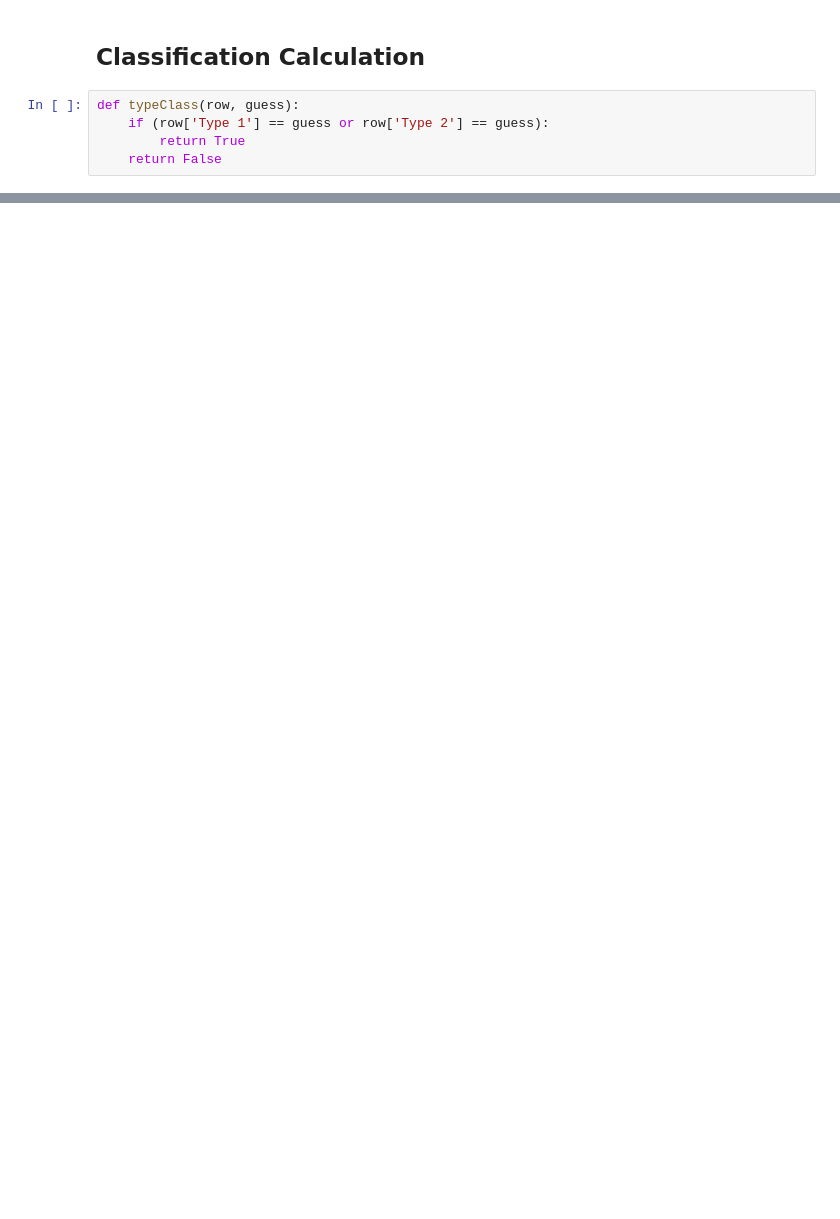
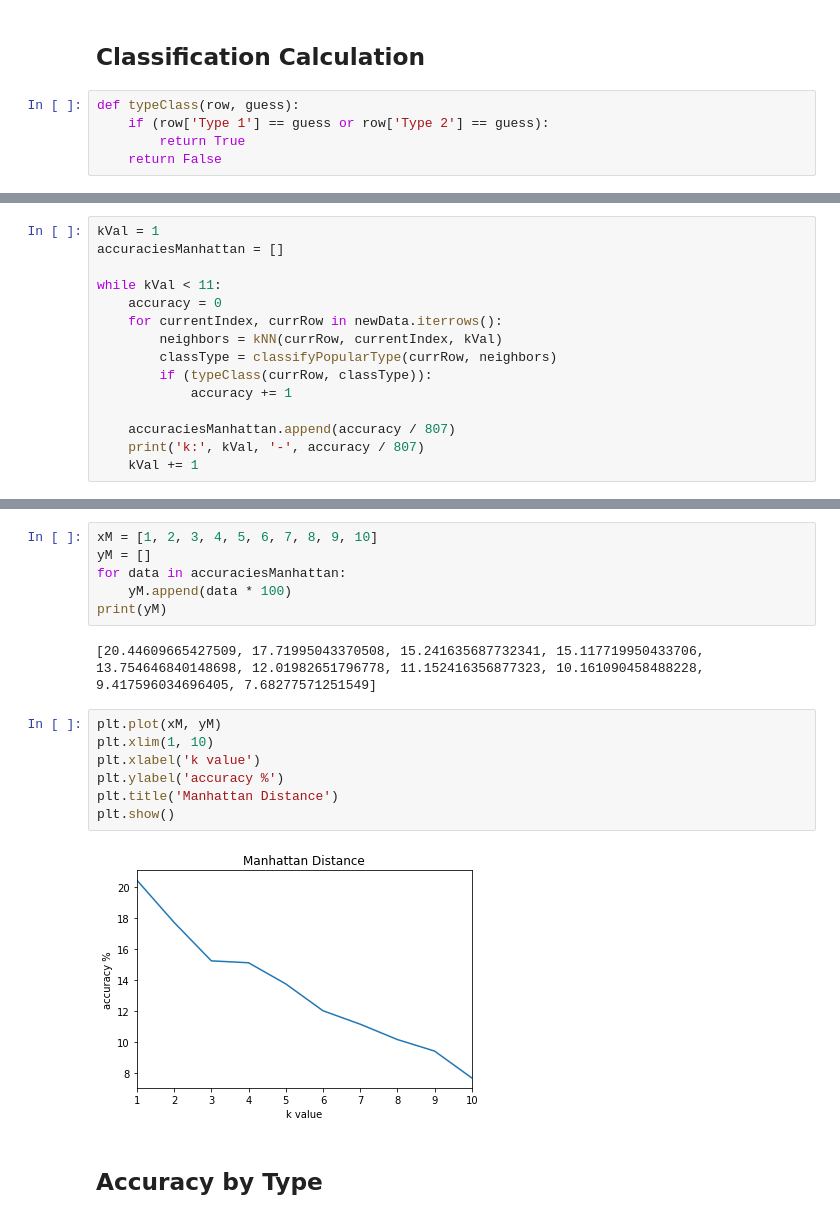
Before and after one commit to latent-variable/Pokemon_type_classifier, a Jupyter notebook: Type-Nearest_Neighbor.ipynb, the cells around one changed output, grey strips where cells are left out. Saved outputs shown, nothing was run; the diff lists cells and outputs as text; blank space fills up the shorter version.

```diff
--- a/Type-Nearest_Neighbor.ipynb
+++ b/Type-Nearest_Neighbor.ipynb
@@ -209,0 +272,15 @@ True
+# %%
+kVal = 1
+accuraciesManhattan = []
+
+while kVal < 11:
+    accuracy = 0
+    for currentIndex, currRow in newData.iterrows():
+        neighbors = kNN(currRow, currentIndex, kVal)
+        classType = classifyPopularType(currRow, neighbors)
+        if (typeClass(currRow, classType)):
+            accuracy += 1
+
+    accuraciesManhattan.append(accuracy / 807)
+    print('k:', kVal, '-', accuracy / 807)
+    kVal += 1
@@ -209,0 +298,19 @@ True
+# %%
+xM = [1, 2, 3, 4, 5, 6, 7, 8, 9, 10]
+yM = []
+for data in accuraciesManhattan:
+    yM.append(data * 100)
+print(yM)
+# %% [output]
+[20.44609665427509, 17.71995043370508, 15.241635687732341, 15.117719950433706, 13.754646840148698, 12.01982651796778, 11.152416356877323, 10.161090458488228, 9.417596034696405, 7.68277571251549]
+# %%
+plt.plot(xM, yM)
+plt.xlim(1, 10)
+plt.xlabel('k value')
+plt.ylabel('accuracy %')
+plt.title('Manhattan Distance')
+plt.show()
+# %% [output]
+[figure, added]
+# %% [markdown]
+## Accuracy by Type
```
Also changed, not shown: parts of 19 cells of this notebook.
